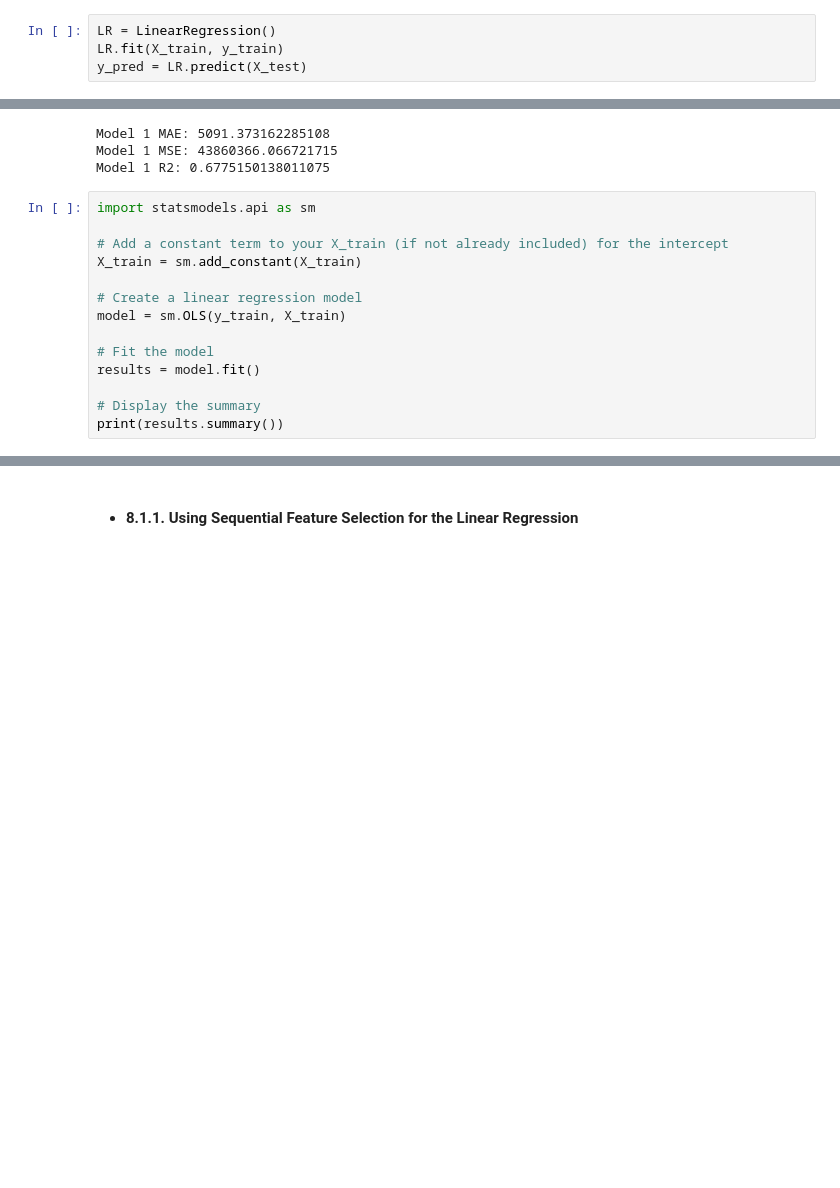
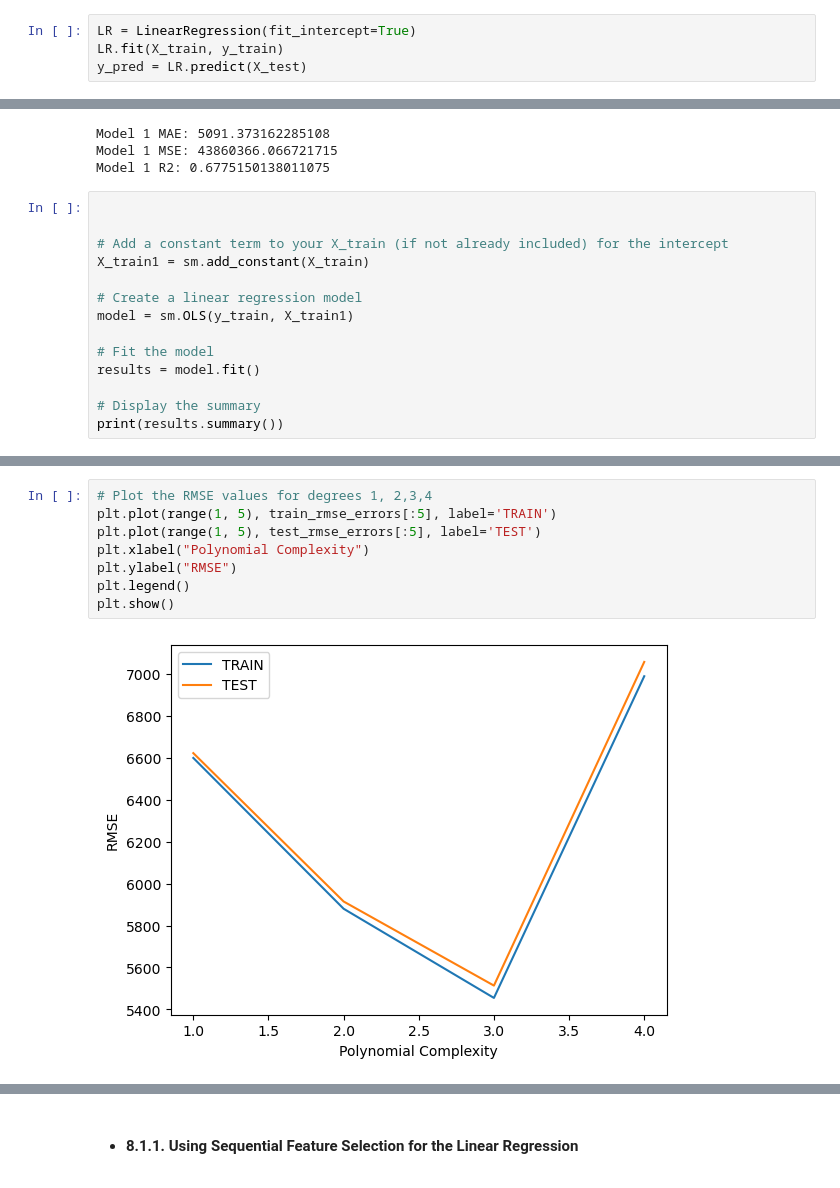
Before and after one commit to syl21b/Car-Price-Prediction, a Jupyter notebook: Car Price Prediction.ipynb, the cells around one changed output, grey strips where cells are left out. Drawn from its saved outputs; the diff is of its cells as text; blank space fills up the shorter version.

```diff
--- a/Car Price Prediction.ipynb
+++ b/Car Price Prediction.ipynb
@@ -1091,7 +1087,7 @@ print(X_train.shape, X_test.shape, y_train.shape, y_test.shape)
 <font color = 'blue'>
 ### **8.1 Full Model with Linear Regression**
 # %%
-LR = LinearRegression()
+LR = LinearRegression(fit_intercept=True)
 LR.fit(X_train, y_train)
 y_pred = LR.predict(X_test)
 # %%
@@ -1108,13 +1104,13 @@ Model 1 MAE: 5091.373162285108
 Model 1 MSE: 43860366.066721715
 Model 1 R2: 0.6775150138011075
 # %%
-import statsmodels.api as sm
+
 
 # Add a constant term to your X_train (if not already included) for the intercept
-X_train = sm.add_constant(X_train)
+X_train1 = sm.add_constant(X_train)
 
 # Create a linear regression model
-model = sm.OLS(y_train, X_train)
+model = sm.OLS(y_train, X_train1)
 
 # Fit the model
 results = model.fit()
@@ -1188,0 +1210,10 @@ Feature names seen at fit time, yet now missing:
+# %%
+# Plot the RMSE values for degrees 1, 2,3,4
+plt.plot(range(1, 5), train_rmse_errors[:5], label='TRAIN')
+plt.plot(range(1, 5), test_rmse_errors[:5], label='TEST')
+plt.xlabel("Polynomial Complexity")
+plt.ylabel("RMSE")
+plt.legend()
+plt.show()
+# %% [output]
+[figure, added]
```
Also changed, not shown: parts of 21 cells of this notebook.
